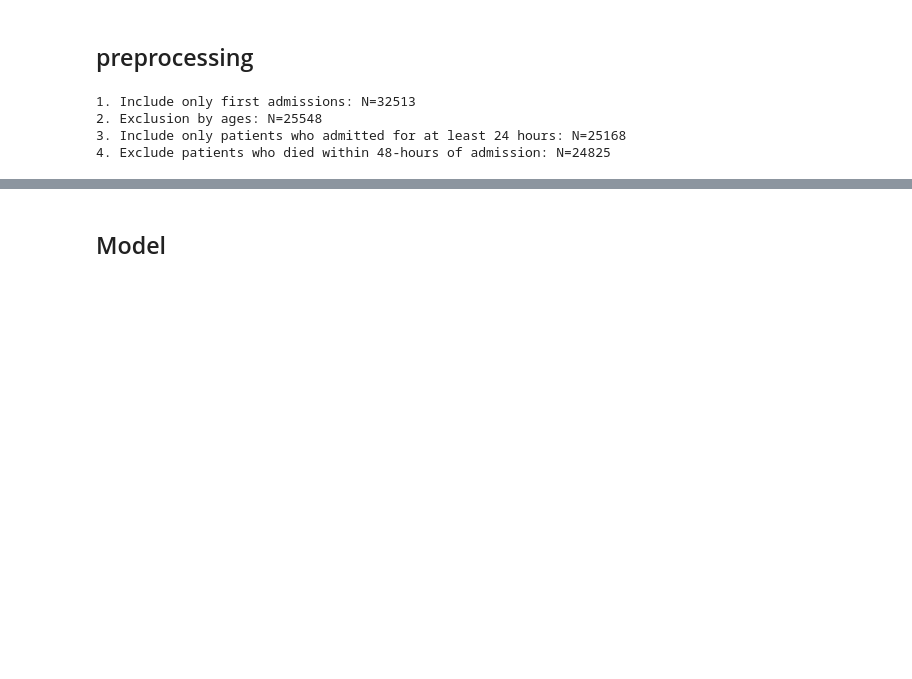
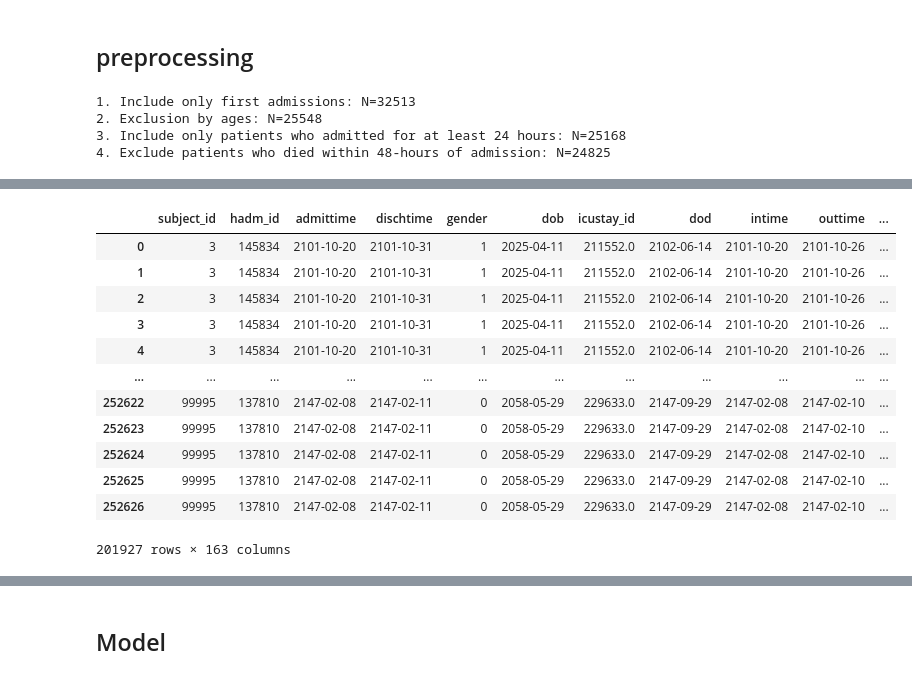
Before and after one commit to RonSheininTau/MLHC, a Jupyter notebook: Final Project.ipynb, the cells around one changed output, grey strips where cells are left out. Cells and saved outputs as stored; diff of their text form; code cells hidden in the pictures; blank space fills up the shorter version.

Commit message:
labels

```diff
--- a/Final Project.ipynb
+++ b/Final Project.ipynb
@@ -251,7 +280,7 @@ merged = pd.concat([merged, lab_diff_df, vital_diff_df], axis=1)
 # %%
 merged['charttime'] = pd.to_datetime(merged['charttime'], errors='coerce')
 
-time_to_death = (merged['dod'] - merged['charttime']).dt.total_seconds() / (60 * 60)
+time_to_death = (merged['dod'] - merged['dischtime']).dt.total_seconds() / (60 * 60)
 merged['target'] = (pd.notnull(time_to_death) & (time_to_death <= pred_window + pred_gap)).astype(int)
 merged = merged[time_to_death.isna() | (time_to_death >= pred_gap)]
 # %%
@@ -268,13 +297,22 @@ np.random.seed(0)
 
 #Split to train & test (all data of a single patient needs to be in the same group)
 X = merged_clean
-y = merged_clean['target']
+X = X.merge(labels_df, on=['subject_id', 'hadm_id'], how='inner')
 groups = merged_clean['subject_id']
 
 gss = GroupShuffleSplit(n_splits=1, train_size=.8, test_size=0.1)
-train_index, test_index = next(gss.split(X, y, groups))
+train_index, test_index = next(gss.split(X, groups=groups))
 val_index = list(set(X.index.to_list()) - (set(train_index.tolist()) | set(test_index.tolist())))
 
-X_train, y_train = X.iloc[train_index], y.iloc[train_index]
-X_val, y_val = X.iloc[val_index], y.iloc[val_index]
-X_test, y_test = X.iloc[test_index], y.iloc[test_index]
+X_train = X.iloc[train_index]
+X_val = X.iloc[val_index]
+X_test = X.iloc[test_index]
+
+y_train = X_train[["subject_id",'target',"mort_30day","prolonged_stay","readmission_30day"]].drop_duplicates()
+#X_train.drop(columns=["target","mort_30day","prolonged_stay","readmission_30day"], axis=1, inplace=True)
+
+y_val = X_val[["subject_id",'target',"mort_30day","prolonged_stay","readmission_30day"]].drop_duplicates()
+#X_val.drop(columns=["target","mort_30day","prolonged_stay","readmission_30day"], axis=1, inplace=True)
+
+y_test = X_test[["subject_id",'target',"mort_30day","prolonged_stay","readmission_30day"]].drop_duplicates()
+#X_test.drop(columns=["target","mort_30day","prolonged_stay","readmission_30day"], axis=1, inplace=True)
@@ -284,3 +319,19 @@ array([     0,      1,      2, ..., 276696, 276697, 276698])
+# %%
+X_train
+# %% [output]
+|  | subject_id | hadm_id | admittime | dischtime | gender | dob | icustay_id | dod | intime | outtime | ... |
+| 0 | 3 | 145834 | 2101-10-20 | 2101-10-31 | 1 | 2025-04-11 | 211552.0 | 2102-06-14 | 2101-10-20 | 2101-10-26 | ... |
+| 1 | 3 | 145834 | 2101-10-20 | 2101-10-31 | 1 | 2025-04-11 | 211552.0 | 2102-06-14 | 2101-10-20 | 2101-10-26 | ... |
+| 2 | 3 | 145834 | 2101-10-20 | 2101-10-31 | 1 | 2025-04-11 | 211552.0 | 2102-06-14 | 2101-10-20 | 2101-10-26 | ... |
+| 3 | 3 | 145834 | 2101-10-20 | 2101-10-31 | 1 | 2025-04-11 | 211552.0 | 2102-06-14 | 2101-10-20 | 2101-10-26 | ... |
+| 4 | 3 | 145834 | 2101-10-20 | 2101-10-31 | 1 | 2025-04-11 | 211552.0 | 2102-06-14 | 2101-10-20 | 2101-10-26 | ... |
+| ... | ... | ... | ... | ... | ... | ... | ... | ... | ... | ... | ... |
+| 252622 | 99995 | 137810 | 2147-02-08 | 2147-02-11 | 0 | 2058-05-29 | 229633.0 | 2147-09-29 | 2147-02-08 | 2147-02-10 | ... |
+| 252623 | 99995 | 137810 | 2147-02-08 | 2147-02-11 | 0 | 2058-05-29 | 229633.0 | 2147-09-29 | 2147-02-08 | 2147-02-10 | ... |
+| 252624 | 99995 | 137810 | 2147-02-08 | 2147-02-11 | 0 | 2058-05-29 | 229633.0 | 2147-09-29 | 2147-02-08 | 2147-02-10 | ... |
+| 252625 | 99995 | 137810 | 2147-02-08 | 2147-02-11 | 0 | 2058-05-29 | 229633.0 | 2147-09-29 | 2147-02-08 | 2147-02-10 | ... |
+| 252626 | 99995 | 137810 | 2147-02-08 | 2147-02-11 | 0 | 2058-05-29 | 229633.0 | 2147-09-29 | 2147-02-08 | 2147-02-10 | ... |
+201927 rows × 163 columns
 # %%
 import sys, numpy
 import pickle
```
Also changed, not shown: parts of 23 cells of this notebook.
